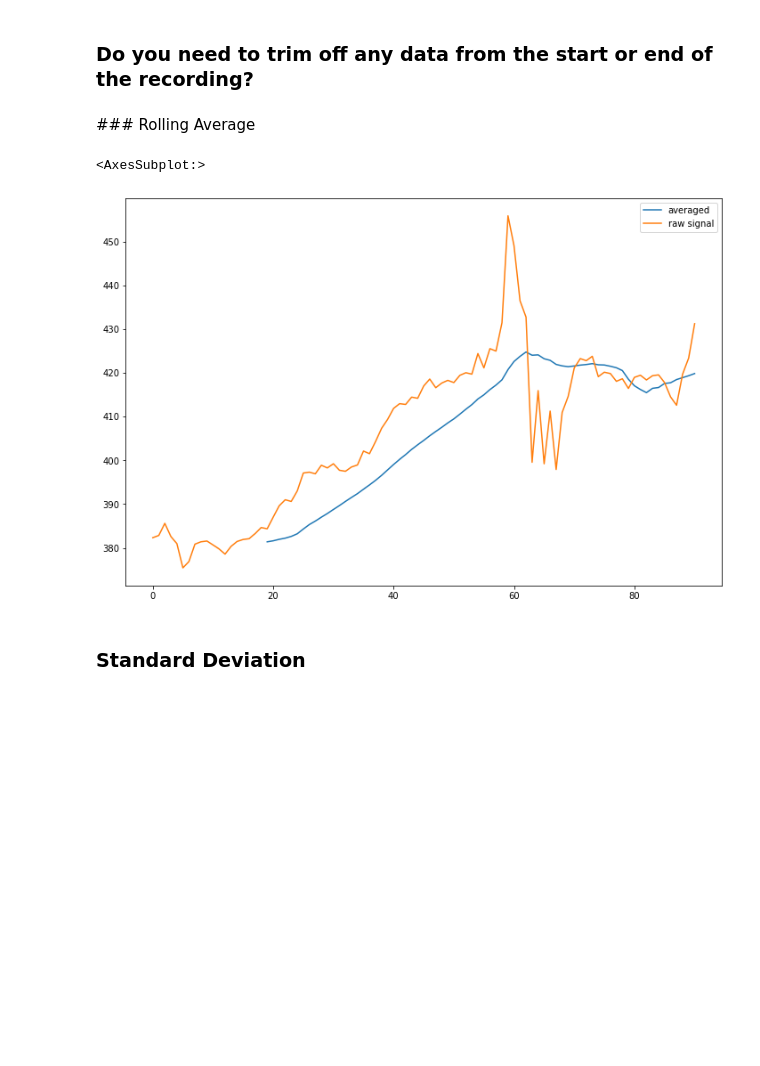
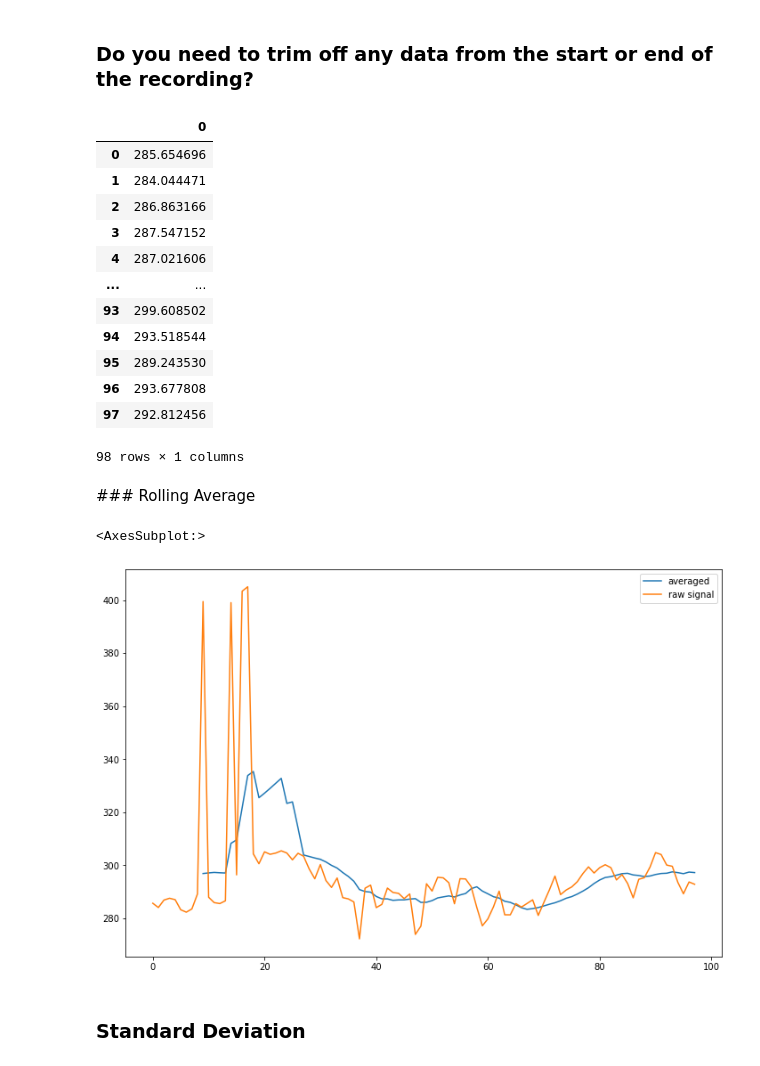
Before and after one commit to Yifan-FENG/test, a Jupyter notebook: Week-6/STEM-Week-6.ipynb, the cells around one changed output. Drawn from its saved outputs; the diff is of its cells as text; code cells hidden in the pictures; blank space fills up the shorter version.

```diff
--- a/Week-6/STEM-Week-6.ipynb
+++ b/Week-6/STEM-Week-6.ipynb
@@ -17,21 +31,36 @@ data.shape
 # %%
 start = 0
 end = -1
-body_data = pd.DataFrame(data[:,0][start:end])
+body_data = pd.DataFrame(data[:,1][start:end])
+body_data
+# %% [output]
+|  | 0 |
+| 0 | 285.654696 |
+| 1 | 284.044471 |
+| 2 | 286.863166 |
+| 3 | 287.547152 |
+| 4 | 287.021606 |
+| ... | ... |
+| 93 | 299.608502 |
+| 94 | 293.518544 |
+| 95 | 289.243530 |
+| 96 | 293.677808 |
+| 97 | 292.812456 |
+98 rows × 1 columns
 # %% [markdown]
 ### Rolling Average
 # %%
 toPlot = pd.DataFrame([])
 
 #Change window size
-av_win = 20
+av_win = 10
 
 toPlot["averaged"] = body_data.rolling(av_win).mean()[0]
 toPlot["raw signal"] = body_data
 toPlot.plot(figsize=(12,8))
 # %% [output]
 <AxesSubplot:>
-[figure, old version]
+[figure, new version]
 # %% [markdown]
 ### Standard Deviation
 # %%
```
Also changed, not shown: parts of 5 cells of this notebook, 33 other files.
